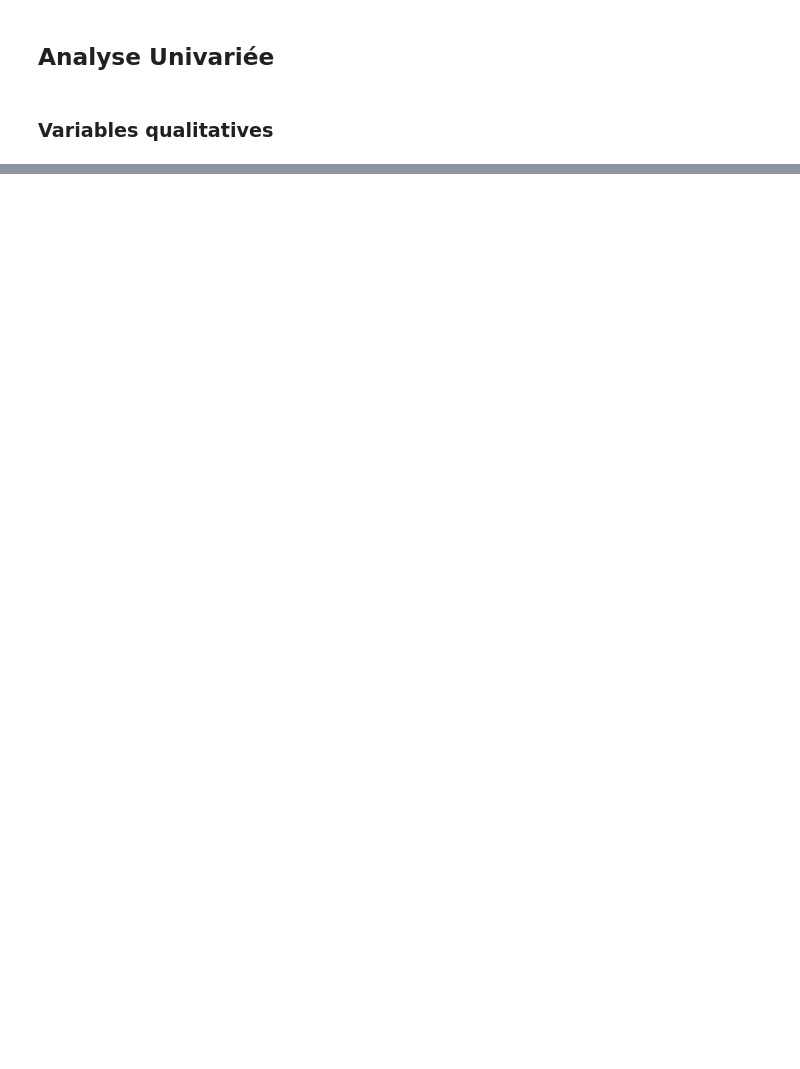
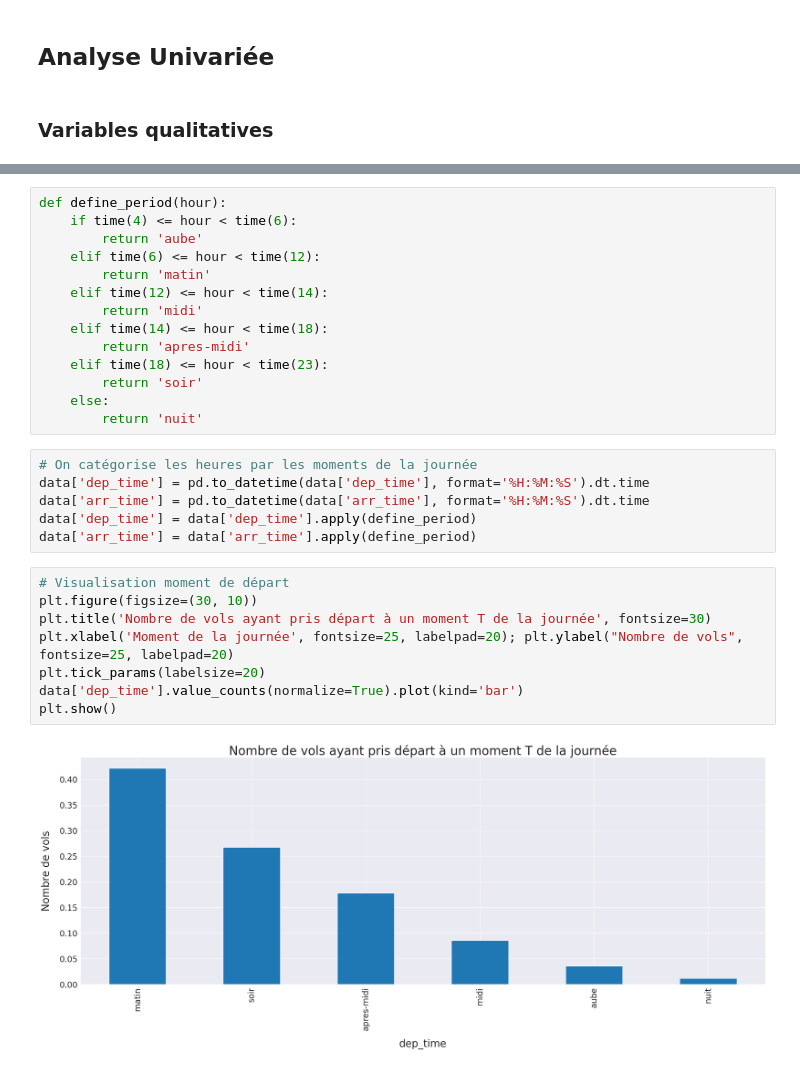
Before and after one commit to chanwinharold/Prevision_du_prix_des_vols, a Jupyter notebook: notebooks/02_exploratory_analysis.ipynb, the cells around one changed output, grey strips where cells are left out. Cells and saved outputs as stored; diff of their text form; blank space fills up the shorter version.

```diff
--- a/notebooks/02_exploratory_analysis.ipynb
+++ b/notebooks/02_exploratory_analysis.ipynb
@@ -43,0 +104,30 @@ memory usage: 22.9+ MB
+# %%
+def define_period(hour):
+    if time(4) <= hour < time(6):
+        return 'aube'
+    elif time(6) <= hour < time(12):
+        return 'matin'
+    elif time(12) <= hour < time(14):
+        return 'midi'
+    elif time(14) <= hour < time(18):
+        return 'apres-midi'
+    elif time(18) <= hour < time(23):
+        return 'soir'
+    else:
+        return 'nuit'
+# %%
+# On catégorise les heures par les moments de la journée
+data['dep_time'] = pd.to_datetime(data['dep_time'], format='%H:%M:%S').dt.time
+data['arr_time'] = pd.to_datetime(data['arr_time'], format='%H:%M:%S').dt.time
+data['dep_time'] = data['dep_time'].apply(define_period)
+data['arr_time'] = data['arr_time'].apply(define_period)
+# %%
+# Visualisation moment de départ
+plt.figure(figsize=(30, 10))
+plt.title('Nombre de vols ayant pris départ à un moment T de la journée', fontsize=30)
+plt.xlabel('Moment de la journée', fontsize=25, labelpad=20); plt.ylabel("Nombre de vols", fontsize=25, labelpad=20)
+plt.tick_params(labelsize=20)
+data['dep_time'].value_counts(normalize=True).plot(kind='bar')
+plt.show()
+# %% [output]
+[figure, added]
```
Also changed, not shown: parts of 12 cells of this notebook.
